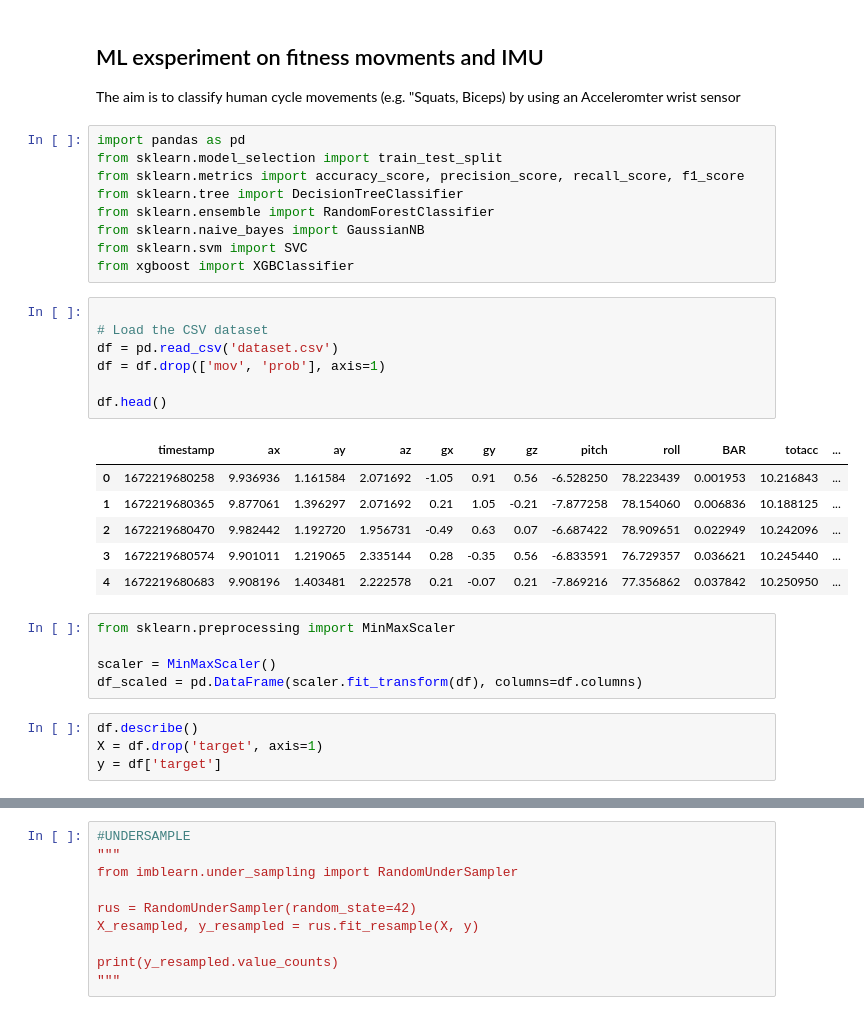
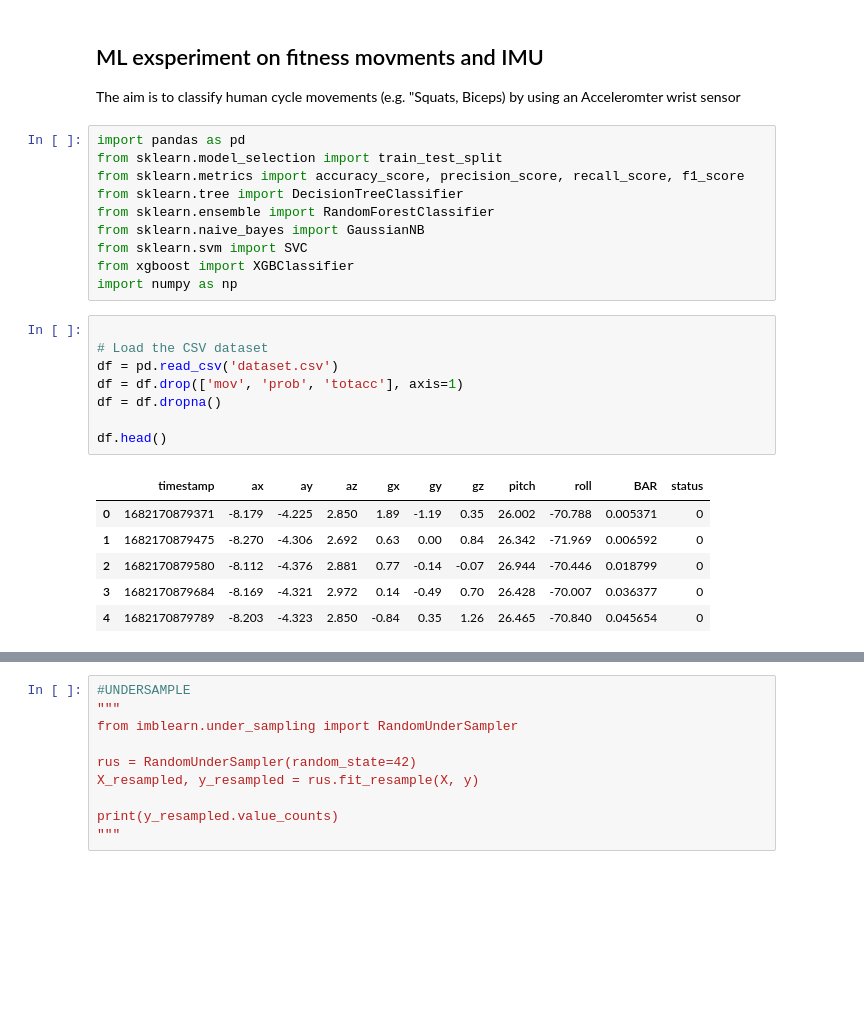
Before and after one commit to paoloartasensi/ML-Experiment, a Jupyter notebook: Notebook_ML_experiment.ipynb, the cells around one changed output, grey strips where cells are left out. Cells and saved outputs as stored; diff of their text form; blank space fills up the shorter version.

```diff
--- a/Notebook_ML_experiment.ipynb
+++ b/Notebook_ML_experiment.ipynb
@@ -10,26 +10,19 @@ from sklearn.ensemble import RandomForestClassifier
 from sklearn.naive_bayes import GaussianNB
 from sklearn.svm import SVC
 from xgboost import XGBClassifier
+import numpy as np
 # %%
 
 # Load the CSV dataset
 df = pd.read_csv('dataset.csv')
-df = df.drop(['mov', 'prob'], axis=1)
+df = df.drop(['mov', 'prob', 'totacc'], axis=1)
+df = df.dropna()
 
 df.head()
 # %% [output]
-|  | timestamp | ax | ay | az | gx | gy | gz | pitch | roll | BAR | totacc | ... |
-| 0 | 1672219680258 | 9.936936 | 1.161584 | 2.071692 | -1.05 | 0.91 | 0.56 | -6.528250 | 78.223439 | 0.001953 | 10.216843 | ... |
-| 1 | 1672219680365 | 9.877061 | 1.396297 | 2.071692 | 0.21 | 1.05 | -0.21 | -7.877258 | 78.154060 | 0.006836 | 10.188125 | ... |
-| 2 | 1672219680470 | 9.982442 | 1.192720 | 1.956731 | -0.49 | 0.63 | 0.07 | -6.687422 | 78.909651 | 0.022949 | 10.242096 | ... |
-| 3 | 1672219680574 | 9.901011 | 1.219065 | 2.335144 | 0.28 | -0.35 | 0.56 | -6.833591 | 76.729357 | 0.036621 | 10.245440 | ... |
-| 4 | 1672219680683 | 9.908196 | 1.403481 | 2.222578 | 0.21 | -0.07 | 0.21 | -7.869216 | 77.356862 | 0.037842 | 10.250950 | ... |
+|  | timestamp | ax | ay | az | gx | gy | gz | pitch | roll | BAR | status |
+| 0 | 1682170879371 | -8.179 | -4.225 | 2.850 | 1.89 | -1.19 | 0.35 | 26.002 | -70.788 | 0.005371 | 0 |
+| 1 | 1682170879475 | -8.270 | -4.306 | 2.692 | 0.63 | 0.00 | 0.84 | 26.342 | -71.969 | 0.006592 | 0 |
+| 2 | 1682170879580 | -8.112 | -4.376 | 2.881 | 0.77 | -0.14 | -0.07 | 26.944 | -70.446 | 0.018799 | 0 |
+| 3 | 1682170879684 | -8.169 | -4.321 | 2.972 | 0.14 | -0.49 | 0.70 | 26.428 | -70.007 | 0.036377 | 0 |
+| 4 | 1682170879789 | -8.203 | -4.323 | 2.850 | -0.84 | 0.35 | 1.26 | 26.465 | -70.840 | 0.045654 | 0 |
-# %%
-from sklearn.preprocessing import MinMaxScaler
-
-scaler = MinMaxScaler()
-df_scaled = pd.DataFrame(scaler.fit_transform(df), columns=df.columns)
-# %%
-df.describe()
-X = df.drop('target', axis=1)
-y = df['target']
```
Also changed, not shown: parts of 11 cells of this notebook, 2 other files.
